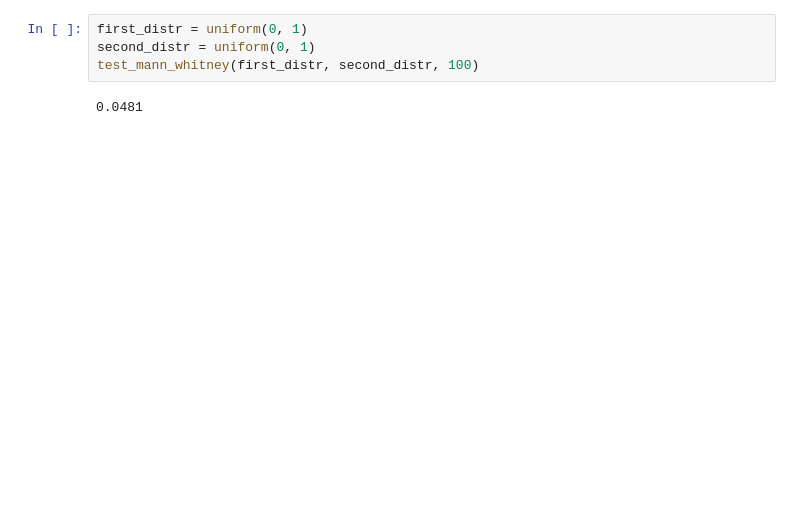
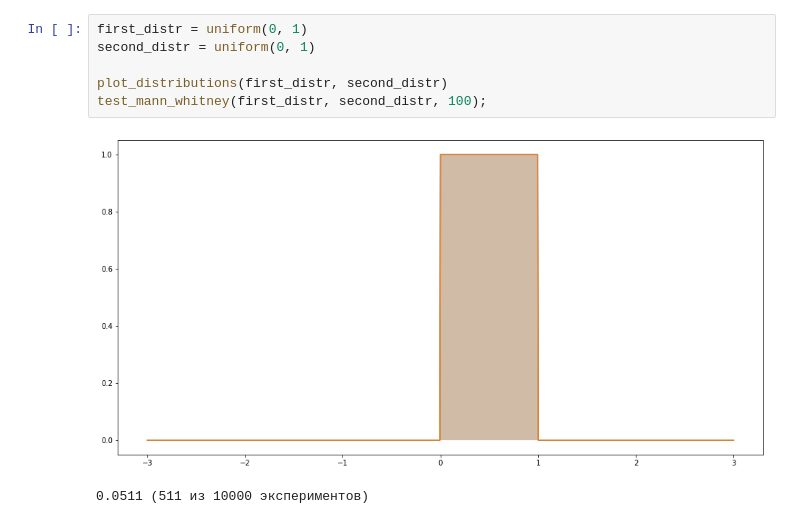
Before and after one commit to Andrew-Angrew/lesh_2022_combinatorial_statistics, a Jupyter notebook: statistics_numerical_examples/stat_tests_illustration/Mann Whitney test.ipynb, the cells around one changed output. Saved outputs shown, nothing was run; the diff lists cells and outputs as text; blank space fills up the shorter version.

```diff
--- a/statistics_numerical_examples/stat_tests_illustration/Mann Whitney test.ipynb
+++ b/statistics_numerical_examples/stat_tests_illustration/Mann Whitney test.ipynb
@@ -21,9 +35,12 @@ test_mann_whitney(first_distr, second_distr, 10)
 # %%
 first_distr = uniform(0, 1)
 second_distr = uniform(0, 1)
-test_mann_whitney(first_distr, second_distr, 100)
+
+plot_distributions(first_distr, second_distr)
+test_mann_whitney(first_distr, second_distr, 100);
 # %% [output]
+[figure, added]
-0.0481
+0.0511 (511 из 10000 экспериментов)
 # %%
 first_distr = uniform(0, 1)
 second_distr = norm(0, 1)
```
Also changed, not shown: parts of 11 cells of this notebook.
